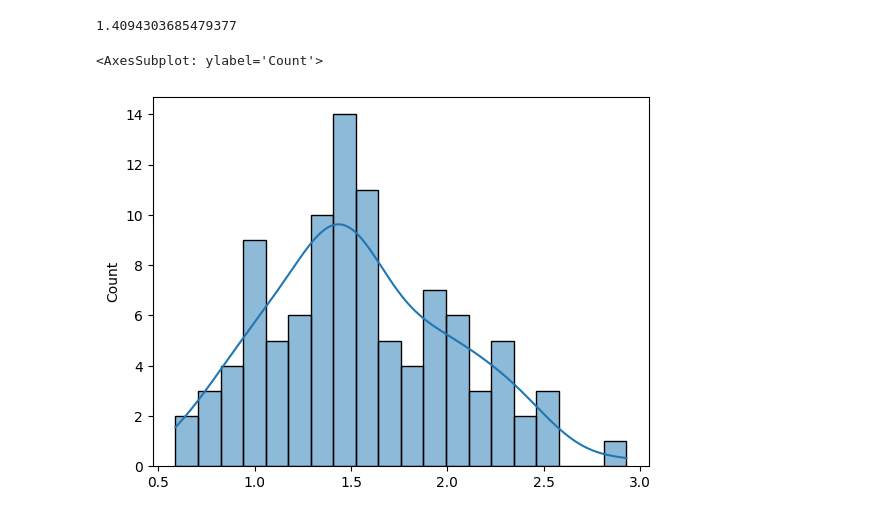
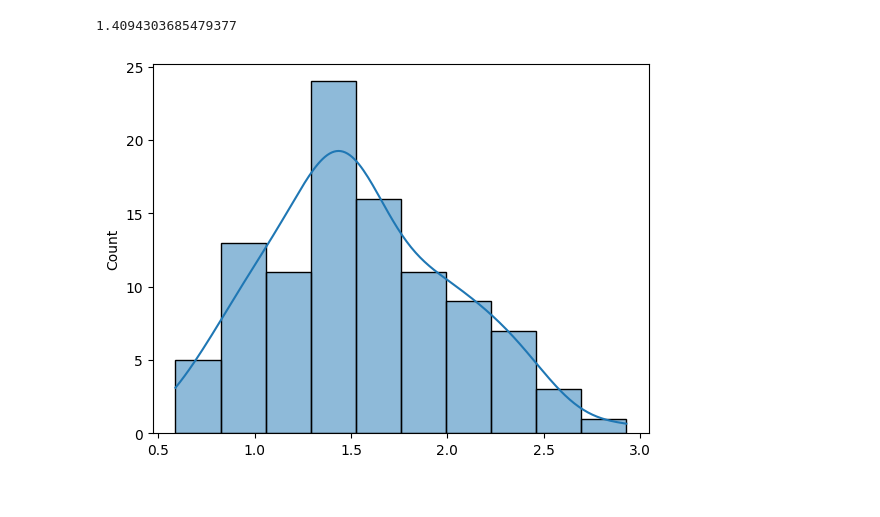
Before and after one commit to sarahhyou/endpoint_density_estimator, a Jupyter notebook: code.ipynb, the cells around one changed output. Drawn from its saved outputs; the diff is of its cells as text; code cells hidden in the pictures.

```diff
--- a/code.ipynb
+++ b/code.ipynb
@@ -25,19 +24,24 @@ print(c)
 # %% [output]
 1.4094303685479377
 # %%
-#repeat with different samples of Beta(2.5) distribution
-seeds = np.linspace(2020, 2120, 100).astype(int)
-const_array = []
-for seed in seeds:
-    rng = np.random.default_rng(seed=seed)
-    sample = rng.beta(2,5,1000)
-    cutoff = np.percentile(sample, 66.7)
-    test_sample = sample[sample > cutoff]
-    sd = np.std(test_sample)
-    const_array.append((1-np.max(test_sample)) / sd)
-
-#plot distribution of constant cs
-sns.histplot(x = const_array, kde = True, bins=20)
+#function for finding c:
+def find_c(a, b, seeds):
+    const_array = []
+    for seed in seeds:
+        rng = np.random.default_rng(seed=seed)
+        sample = rng.beta(a,b,1000)
+        cutoff = np.percentile(sample, 66.7)
+        test_sample = sample[sample > cutoff]
+        sd = np.std(test_sample)
+        const_array.append((1-np.max(test_sample)) / sd)
+    return const_array
-# %% [output]
-<AxesSubplot: ylabel='Count'>
-[figure, removed]
+# %%
+#repeat with different samples of Beta(2,5) distribution
+seeds = np.linspace(2020, 2120, 100).astype(int)
+c = find_c(2,5,seeds)
+
+#plot distribution of constant cs
+sns.histplot(x = c, kde = True, bins=10)
+plt.show()
+# %% [output]
+[figure, added]
```
Also changed, not shown: parts of 4 cells of this notebook, 1 other file.
